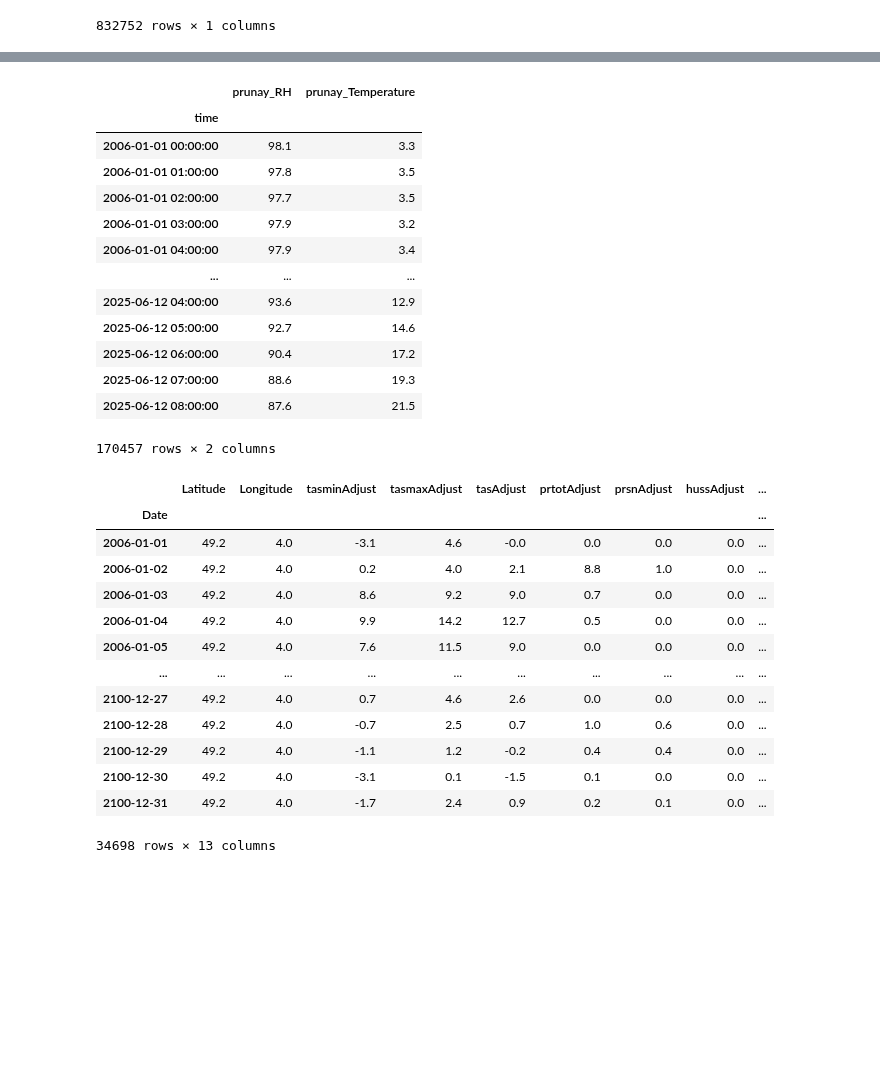
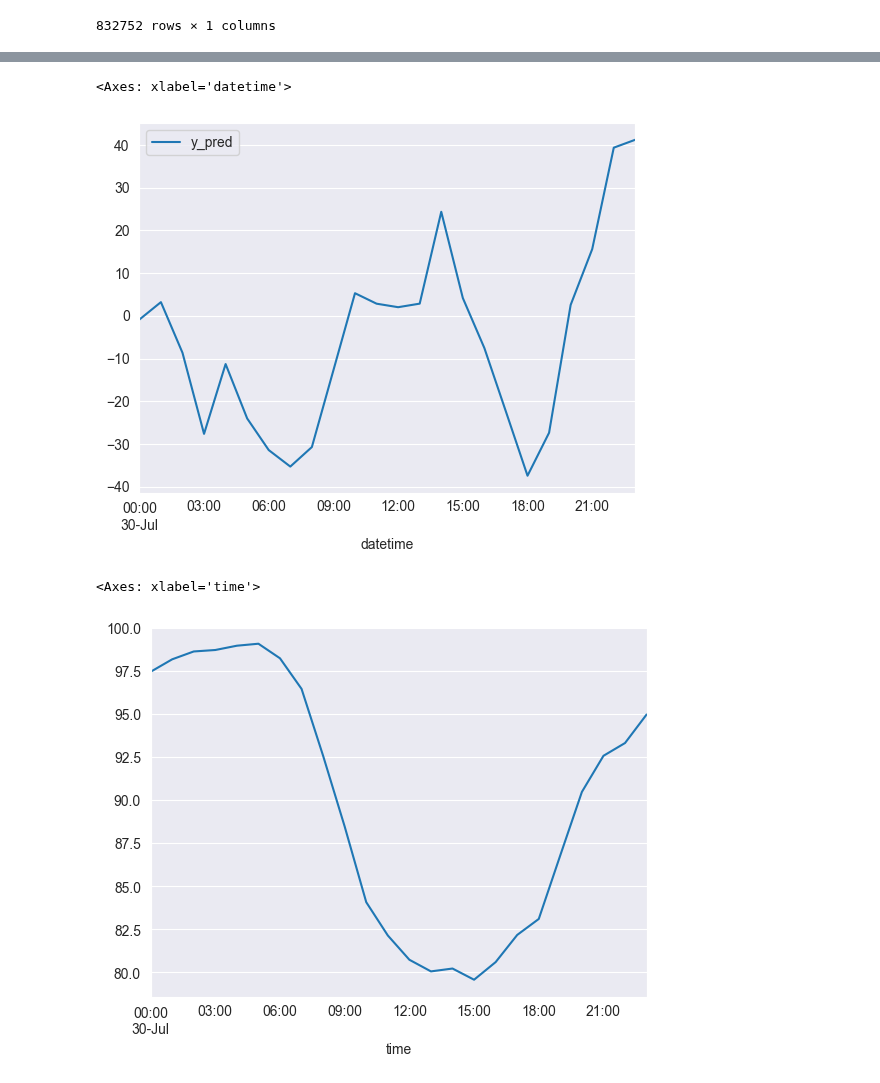
Before and after one commit to kubit07/data_analyse_DRIAS, a Jupyter notebook: bidirectinal_lstm_second_method.ipynb, the cells around one changed output, grey strips where cells are left out. Saved outputs shown, nothing was run; the diff lists cells and outputs as text; code cells hidden in the pictures; blank space fills up the shorter version.

```diff
--- a/bidirectinal_lstm_second_method.ipynb
+++ b/bidirectinal_lstm_second_method.ipynb
@@ -1032,3 +1062,5 @@ data_rcp_2_6predict_hourly_temperatures
 data_rcp_2_6predict_hourly_temperatures = predict_from_dataframe(data_rcp_2_6predict_hourly_temperatures, model=model, X_scaler=X_scaler, y_scaler=y_scaler)
 # %% [output]
 1085/1085 [==============================] - 1s 979us/step
+# %%
+data_rcp_2_6predict_hourly_hr = predict_from_dataframe_hr(data_rcp_2_6predict_hourly_hr, model=model, X_scaler=X_scaler_hr, y_scaler=y_scaler_hr)
@@ -1084,7 +1135,9 @@ data_prunay
 | 2025-06-12 08:00:00 | 87.6 | 21.5 |
 170457 rows × 2 columns
 # %%
-df = data_rcp_2_6predict_hourly_temperatures[["y_pred"]].copy()
+df_hourly_temp = data_rcp_2_6predict_hourly_temperatures[["y_pred"]].copy()
+# %%
+df_hourly_hr = data_rcp_2_6predict_hourly_hr[["y_pred"]].copy()
 # %%
 def daily_to_hourly(df, value_col="y"):
     """
@@ -1129 +1182,3 @@ df = daily_to_hourly(df, "y_pred")
+# %%
+df_hourly_hr = daily_to_hourly(df_hourly_hr, "y_pred")
 # %%
@@ -1146,34 +1222,10 @@ df
+# %%
+df_hourly_hr.loc["2007-07-30"].plot()
+# %% [output]
+<Axes: xlabel='datetime'>
+[figure, added]
 # %%
-data_prunay
+data_prunay["prunay_RH"].loc["2007-07-30"].plot()
 # %% [output]
-|  | prunay_RH | prunay_Temperature |
-| time |  |  |
-| 2006-01-01 00:00:00 | 98.1 | 3.3 |
-| 2006-01-01 01:00:00 | 97.8 | 3.5 |
-| 2006-01-01 02:00:00 | 97.7 | 3.5 |
-| 2006-01-01 03:00:00 | 97.9 | 3.2 |
-| 2006-01-01 04:00:00 | 97.9 | 3.4 |
-| ... | ... | ... |
-| 2025-06-12 04:00:00 | 93.6 | 12.9 |
-| 2025-06-12 05:00:00 | 92.7 | 14.6 |
-| 2025-06-12 06:00:00 | 90.4 | 17.2 |
-| 2025-06-12 07:00:00 | 88.6 | 19.3 |
-| 2025-06-12 08:00:00 | 87.6 | 21.5 |
-170457 rows × 2 columns
+<Axes: xlabel='time'>
+[figure, added]
-# %%
-data_rcp_2_6
-# %% [output]
-|  | Latitude | Longitude | tasminAdjust | tasmaxAdjust | tasAdjust | prtotAdjust | prsnAdjust | hussAdjust | ... |
-| Date |  |  |  |  |  |  |  |  | ... |
-| 2006-01-01 | 49.2 | 4.0 | -3.1 | 4.6 | -0.0 | 0.0 | 0.0 | 0.0 | ... |
-| 2006-01-02 | 49.2 | 4.0 | 0.2 | 4.0 | 2.1 | 8.8 | 1.0 | 0.0 | ... |
-| 2006-01-03 | 49.2 | 4.0 | 8.6 | 9.2 | 9.0 | 0.7 | 0.0 | 0.0 | ... |
-| 2006-01-04 | 49.2 | 4.0 | 9.9 | 14.2 | 12.7 | 0.5 | 0.0 | 0.0 | ... |
-| 2006-01-05 | 49.2 | 4.0 | 7.6 | 11.5 | 9.0 | 0.0 | 0.0 | 0.0 | ... |
-| ... | ... | ... | ... | ... | ... | ... | ... | ... | ... |
-| 2100-12-27 | 49.2 | 4.0 | 0.7 | 4.6 | 2.6 | 0.0 | 0.0 | 0.0 | ... |
-| 2100-12-28 | 49.2 | 4.0 | -0.7 | 2.5 | 0.7 | 1.0 | 0.6 | 0.0 | ... |
-| 2100-12-29 | 49.2 | 4.0 | -1.1 | 1.2 | -0.2 | 0.4 | 0.4 | 0.0 | ... |
-| 2100-12-30 | 49.2 | 4.0 | -3.1 | 0.1 | -1.5 | 0.1 | 0.0 | 0.0 | ... |
-| 2100-12-31 | 49.2 | 4.0 | -1.7 | 2.4 | 0.9 | 0.2 | 0.1 | 0.0 | ... |
-34698 rows × 13 columns
```
Also changed, not shown: parts of 38 cells of this notebook, 5 other files.
